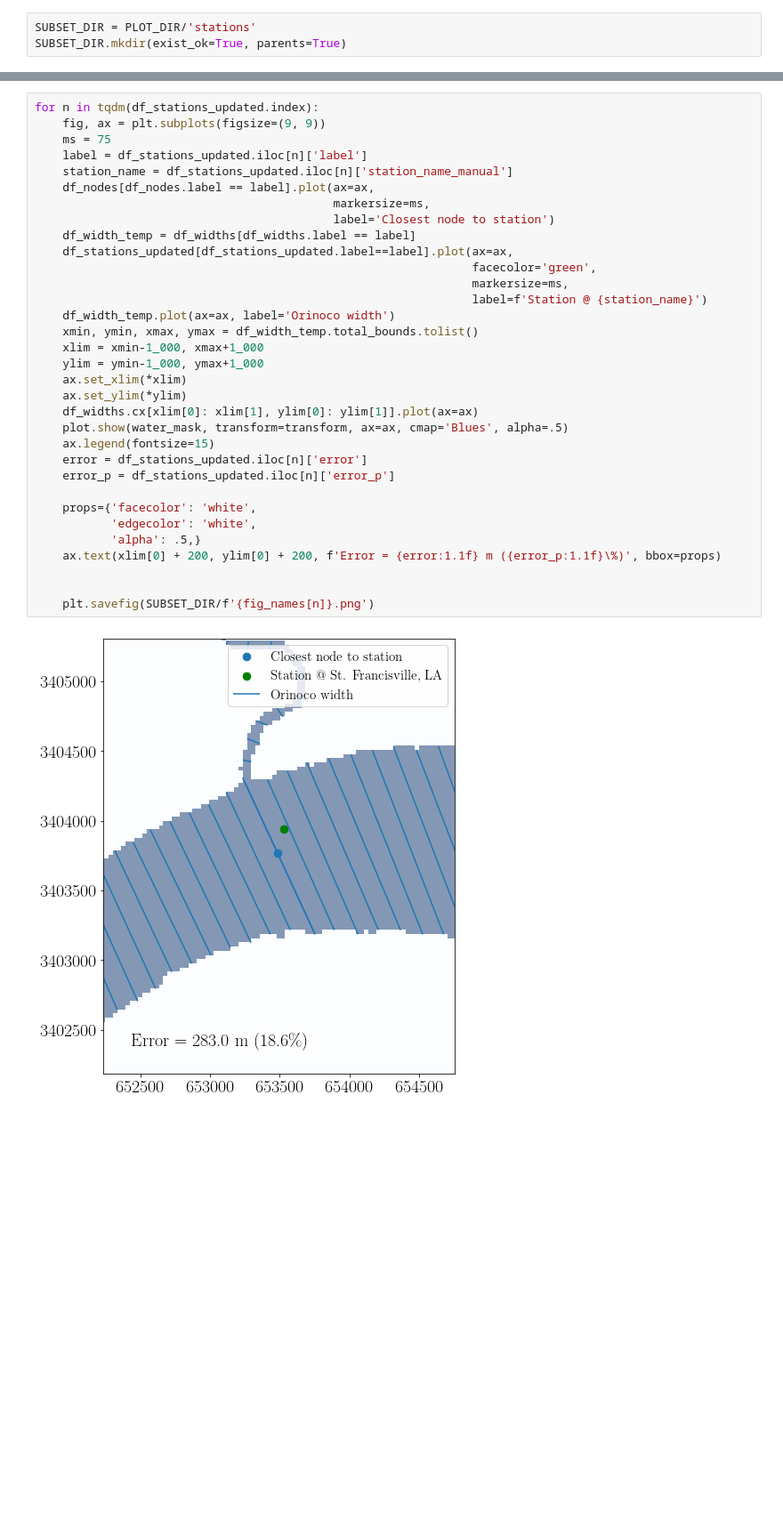
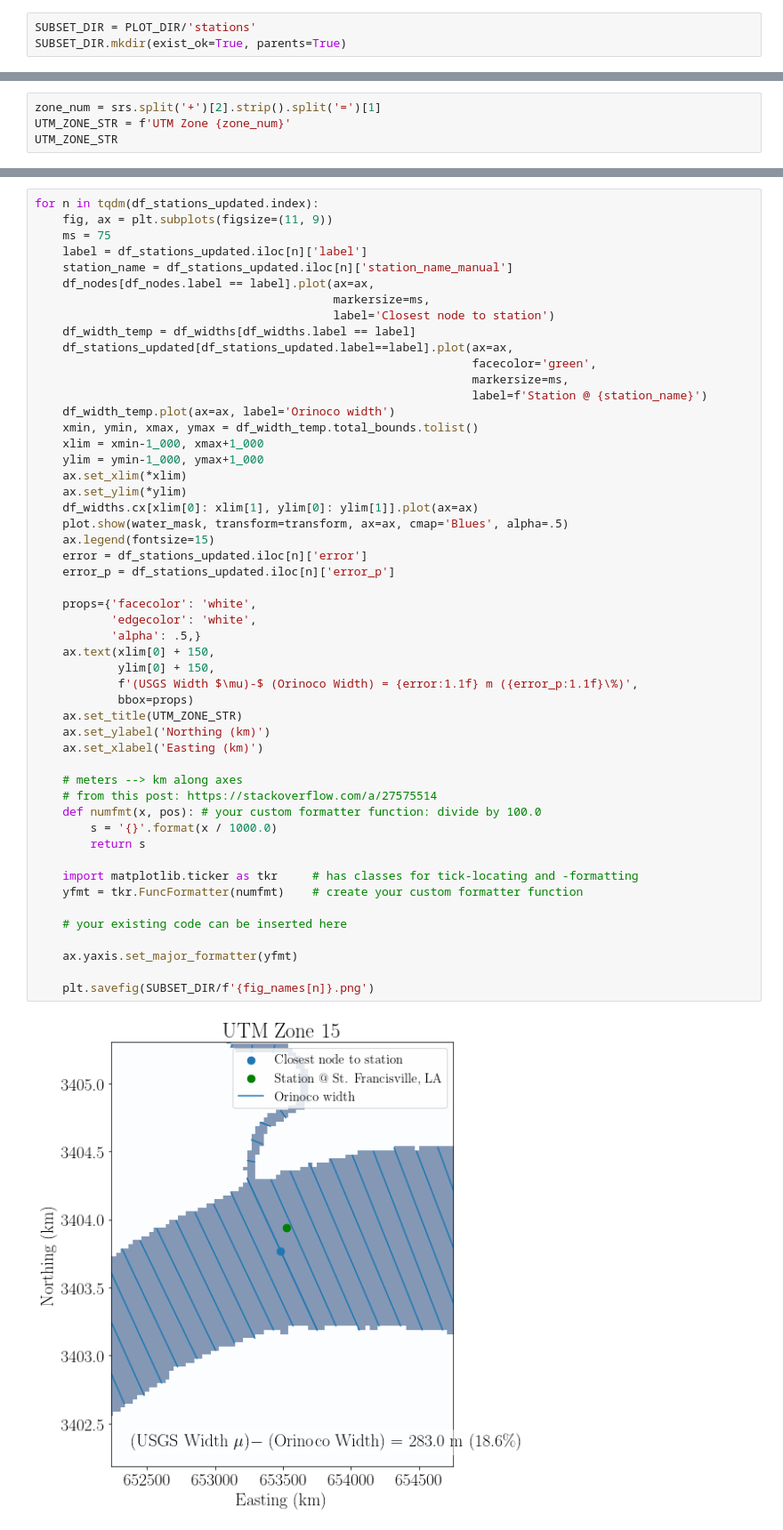
Before and after one commit to simard-landscape-lab/orinoco, a Jupyter notebook: notebooks/validation_with_usgs/3 - Analysis.ipynb, the cells around one changed output, grey strips where cells are left out. Shown: that part at 89% size. Drawn from its saved outputs; the diff is of its cells as text; blank space fills up the shorter version.

```diff
--- a/notebooks/validation_with_usgs/3 - Analysis.ipynb
+++ b/notebooks/validation_with_usgs/3 - Analysis.ipynb
@@ -154,0 +162,4 @@ SUBSET_DIR.mkdir(exist_ok=True, parents=True)
+# %%
+zone_num = srs.split('+')[2].strip().split('=')[1]
+UTM_ZONE_STR = f'UTM Zone {zone_num}'
+UTM_ZONE_STR
@@ -155,35 +168,53 @@ SUBSET_DIR.mkdir(exist_ok=True, parents=True)
 # %%
 for n in tqdm(df_stations_updated.index):
-    fig, ax = plt.subplots(figsize=(9, 9))
+    fig, ax = plt.subplots(figsize=(11, 9))
     ms = 75
     label = df_stations_updated.iloc[n]['label']
     station_name = df_stations_updated.iloc[n]['station_name_manual']
     df_nodes[df_nodes.label == label].plot(ax=ax,
                                            markersize=ms,
                                            label='Closest node to station')
     df_width_temp = df_widths[df_widths.label == label]
     df_stations_updated[df_stations_updated.label==label].plot(ax=ax,
                                                                facecolor='green',
                                                                markersize=ms,
                                                                label=f'Station @ {station_name}')
     df_width_temp.plot(ax=ax, label='Orinoco width')
     xmin, ymin, xmax, ymax = df_width_temp.total_bounds.tolist()
     xlim = xmin-1_000, xmax+1_000
     ylim = ymin-1_000, ymax+1_000
     ax.set_xlim(*xlim)
     ax.set_ylim(*ylim)
     df_widths.cx[xlim[0]: xlim[1], ylim[0]: ylim[1]].plot(ax=ax)
     plot.show(water_mask, transform=transform, ax=ax, cmap='Blues', alpha=.5)
     ax.legend(fontsize=15)
     error = df_stations_updated.iloc[n]['error']
     error_p = df_stations_updated.iloc[n]['error_p']
 
     props={'facecolor': 'white',
            'edgecolor': 'white',
            'alpha': .5,}
-    ax.text(xlim[0] + 200, ylim[0] + 200, f'Error = {error:1.1f} m ({error_p:1.1f}\%)', bbox=props)
+    ax.text(xlim[0] + 150,
+            ylim[0] + 150,
+            f'(USGS Width $\mu)-$ (Orinoco Width) = {error:1.1f} m ({error_p:1.1f}\%)',
+            bbox=props)
+    ax.set_title(UTM_ZONE_STR)
+    ax.set_ylabel('Northing (km)')
+    ax.set_xlabel('Easting (km)')
 
+    # meters --> km along axes
+    # from this post: https://stackoverflow.com/a/27575514
+    def numfmt(x, pos): # your custom formatter function: divide by 100.0
+        s = '{}'.format(x / 1000.0)
+        return s
+
+    import matplotlib.ticker as tkr     # has classes for tick-locating and -formatting
+    yfmt = tkr.FuncFormatter(numfmt)    # create your custom formatter function
+
+    # your existing code can be inserted here
+
+    ax.yaxis.set_major_formatter(yfmt)
 
     plt.savefig(SUBSET_DIR/f'{fig_names[n]}.png')
 # %% [output]
-[figure, old version]
+[figure, new version]
```
Also changed, not shown: parts of 4 cells of this notebook, 6 other files.
